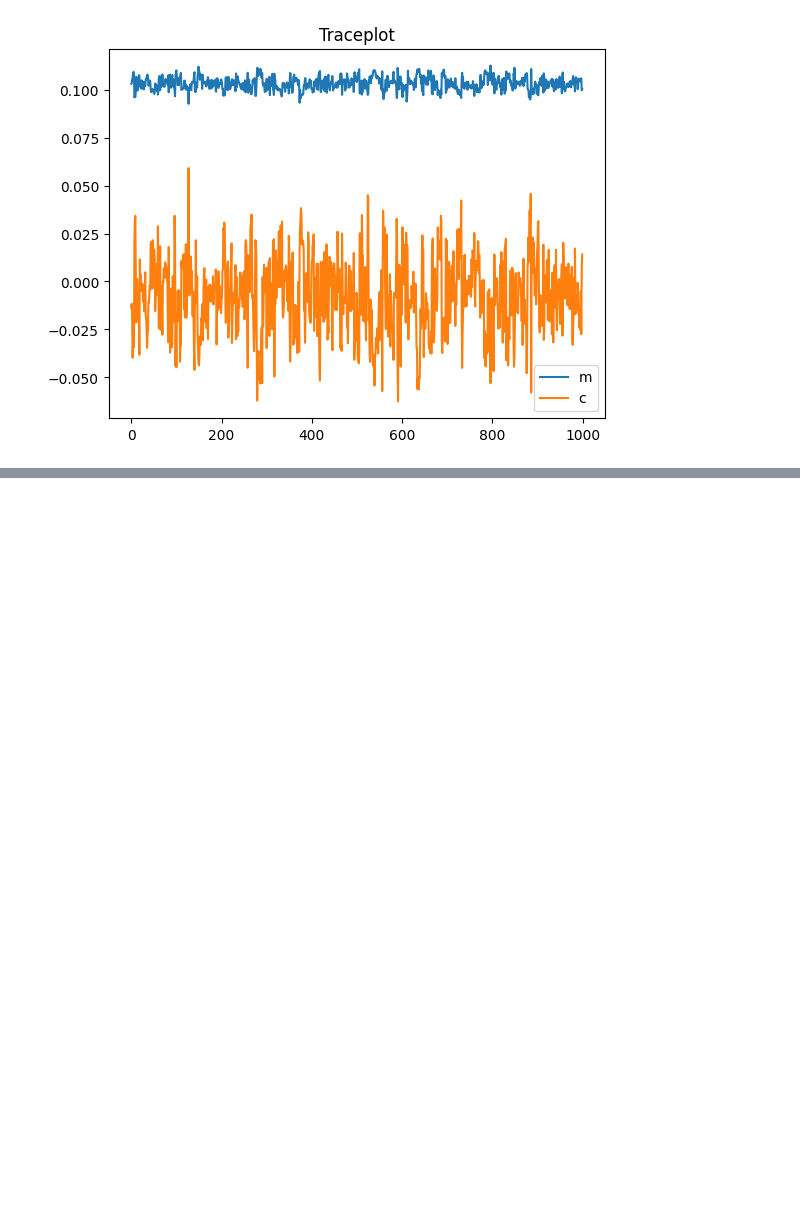
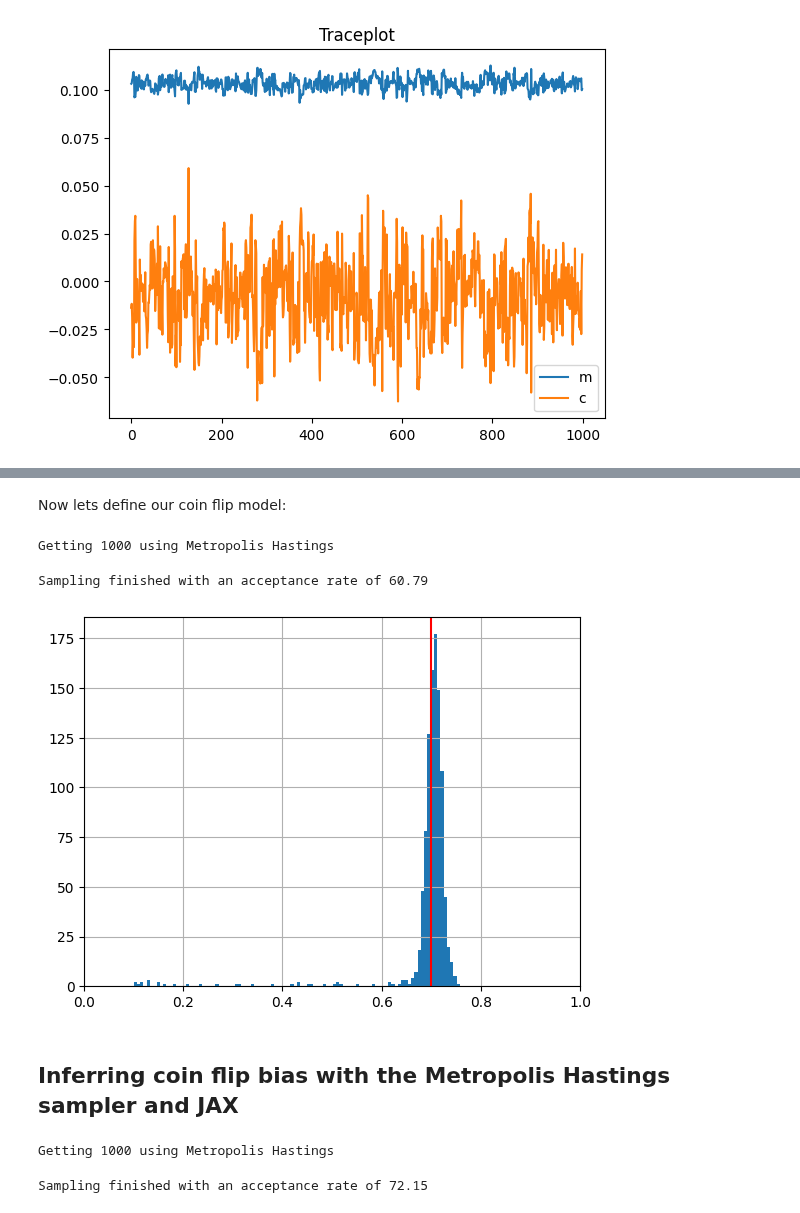
Before and after one commit to Potatoasad/Computational-Physics-Final-Project, a Jupyter notebook: BayesianInferenceTests.ipynb, the cells around one changed output, grey strips where cells are left out. Saved outputs shown, nothing was run; the diff lists cells and outputs as text; code cells hidden in the pictures; blank space fills up the shorter version.

```diff
--- a/BayesianInferenceTests.ipynb
+++ b/BayesianInferenceTests.ipynb
@@ -92,0 +99,47 @@ df.plot(title="Traceplot");
+# %%
+import jax
+import jax.numpy as jnp
+import scipy
+
+N_experiments = 100
+N_flips = 10
+p = 0.7
+
+rv = scipy.stats.binom(N_flips, p)
+head_counts = rv.rvs(N_experiments)
+# %% [markdown]
+Now lets define our coin flip model:
+# %%
+class CoinFlip:
+    def __init__(self, N_flips, number_of_heads):
+        self.head_counts = number_of_heads
+        self.N_flips = N_flips
+
+    def logpdf(self, x):
+        p = x['p']
+        return jnp.sum( jax.scipy.stats.binom.logpmf(self.head_counts, self.N_flips, p) )
+# %%
+from quicksampler import NUTS, MHSampler
+
+CF = CoinFlip(10, head_counts)
+
+initial_position = {'p':0.1} # starting point of the NUTS sampler
+problem2 = MHSampler(CF, initial_position, limits={'p': [0,1]}, step_size=0.1, backend='numpy');
+# %%
+result2 = problem2.run(1000);
+# %% [output]
+Getting 1000 using Metropolis Hastings
+Sampling finished with an acceptance rate of 60.79
+# %%
+import pandas as pd
+import matplotlib.pyplot as plt
+result = pd.DataFrame(result2)
+
+result['p'].hist(bins=100)
+plt.xlim((0,1))
+plt.axvline(p, c='r')
+plt.show()
+# %% [output]
+[figure, added]
+# %% [markdown]
+## Inferring coin flip bias with the Metropolis Hastings sampler and JAX
@@ -92,0 +151,5 @@ df.plot(title="Traceplot");
+# %%
+result2 = problem2.run(1000);
+# %% [output]
+Getting 1000 using Metropolis Hastings
+Sampling finished with an acceptance rate of 72.15
```
Also changed, not shown: parts of 8 cells of this notebook, 2 other files.
